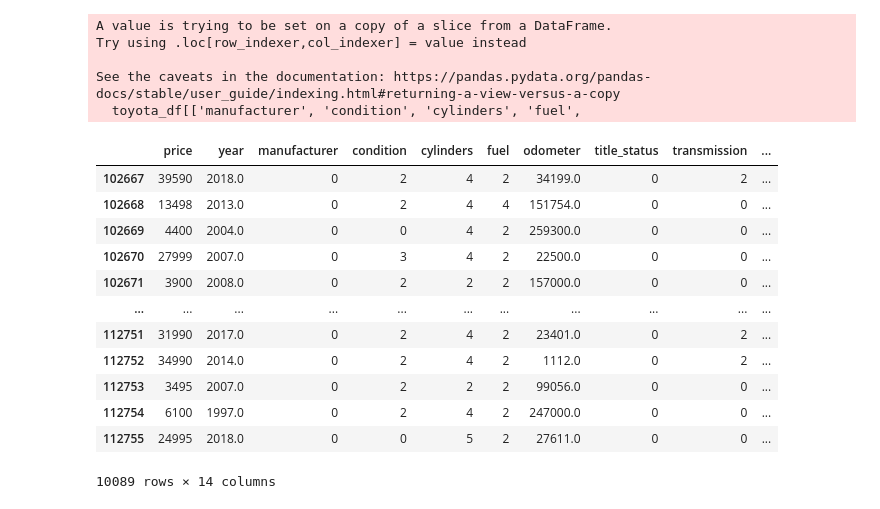
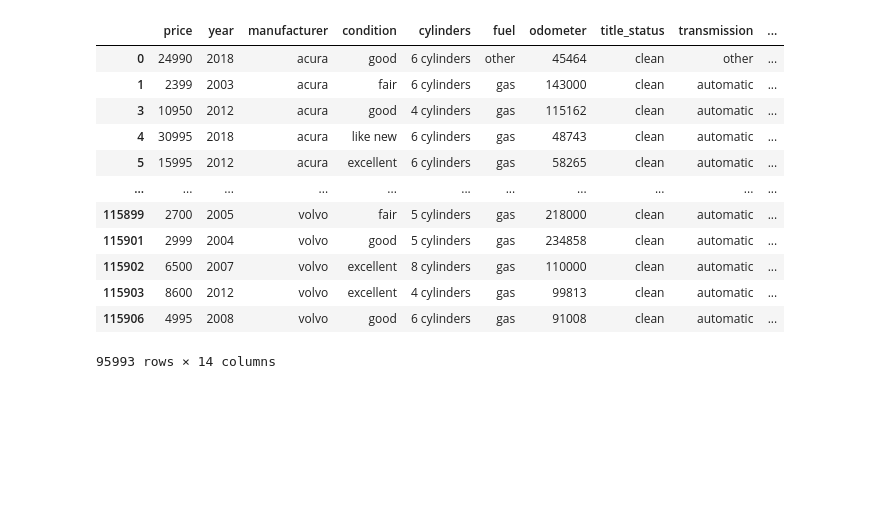
Before and after one commit to brown016340/Project---4, a Jupyter notebook: working.ipynb, the cells around one changed output. Saved outputs shown, nothing was run; the diff lists cells and outputs as text; code cells hidden in the pictures; blank space fills up the shorter version.

```diff
--- a/working.ipynb
+++ b/working.ipynb
@@ -24,3 +27,3 @@ Index(['Unnamed: 0', 'price', 'year', 'manufacturer', 'model', 'condition',
       dtype='object')
 # %%
-df = df.drop(columns=["model", 'Unnamed: 0'])
+df = df.drop(columns=["model"])
@@ -63,30 +30,11 @@ Index(['price', 'year', 'manufacturer', 'condition', 'cylinders', 'fuel',
+# %%
+values_to_remove = ['1111','11111','111111','99999', '999999', '9999999', '12', '123', '1234', '12345', '123456', '1234567', '12345678', '123456789']
+
+# Convert 'price' and 'odometer' columns to numeric (ignoring errors, which will convert non-numeric values to NaN)
+df['price'] = pd.to_numeric(df['price'], errors='coerce')
+df['odometer'] = pd.to_numeric(df['odometer'], errors='coerce')
+
+# Filter out rows based on specified values in 'price' and 'odometer'
+df = df.loc[~df['price'].isin(values_to_remove) & ~df['odometer'].isin(values_to_remove)]
 # %%
 le = preprocessing.LabelEncoder()
-# %%
-toyota_df[['manufacturer', 'condition', 'cylinders', 'fuel',
-       'title_status', 'transmission', 'drive', 'type',
-       'paint_color', 'state', 'standard_model']]= toyota_df[['manufacturer', 'condition', 'cylinders', 'fuel',
-       'title_status', 'transmission', 'drive', 'type',
-       'paint_color', 'state', 'standard_model']].apply(le.fit_transform)
-# %% [output]
-A value is trying to be set on a copy of a slice from a DataFrame.
-Try using .loc[row_indexer,col_indexer] = value instead
-
-See the caveats in the documentation: https://pandas.pydata.org/pandas-docs/stable/user_guide/indexing.html#returning-a-view-versus-a-copy
-  toyota_df[['manufacturer', 'condition', 'cylinders', 'fuel',
-# %%
-toyota_df
-# %% [output]
-|  | price | year | manufacturer | condition | cylinders | fuel | odometer | title_status | transmission | ... |
-| 102667 | 39590 | 2018.0 | 0 | 2 | 4 | 2 | 34199.0 | 0 | 2 | ... |
-| 102668 | 13498 | 2013.0 | 0 | 2 | 4 | 4 | 151754.0 | 0 | 0 | ... |
-| 102669 | 4400 | 2004.0 | 0 | 0 | 4 | 2 | 259300.0 | 0 | 0 | ... |
-| 102670 | 27999 | 2007.0 | 0 | 3 | 4 | 2 | 22500.0 | 0 | 0 | ... |
-| 102671 | 3900 | 2008.0 | 0 | 2 | 2 | 2 | 157000.0 | 0 | 0 | ... |
-| ... | ... | ... | ... | ... | ... | ... | ... | ... | ... | ... |
-| 112751 | 31990 | 2017.0 | 0 | 2 | 4 | 2 | 23401.0 | 0 | 2 | ... |
-| 112752 | 34990 | 2014.0 | 0 | 2 | 4 | 2 | 1112.0 | 0 | 2 | ... |
-| 112753 | 3495 | 2007.0 | 0 | 2 | 2 | 2 | 99056.0 | 0 | 0 | ... |
-| 112754 | 6100 | 1997.0 | 0 | 2 | 4 | 2 | 247000.0 | 0 | 0 | ... |
-| 112755 | 24995 | 2018.0 | 0 | 0 | 5 | 2 | 27611.0 | 0 | 0 | ... |
-10089 rows × 14 columns
@@ -97,2 +41,24 @@ toyota_df = toyota_df[toyota_df['price'] < 200000]
+# %%
+df = df[df['price'] > 1000]
+df = df[df['price'] < 200000]
+df = df[df['odometer'] > 1000]
+df = df[df['odometer'] < 250000]
+df = df[df['year'] > 2000]
+# %%
+df
+# %% [output]
+|  | price | year | manufacturer | condition | cylinders | fuel | odometer | title_status | transmission | ... |
+| 0 | 24990 | 2018 | acura | good | 6 cylinders | other | 45464 | clean | other | ... |
+| 1 | 2399 | 2003 | acura | fair | 6 cylinders | gas | 143000 | clean | automatic | ... |
+| 3 | 10950 | 2012 | acura | good | 4 cylinders | gas | 115162 | clean | automatic | ... |
+| 4 | 30995 | 2018 | acura | like new | 6 cylinders | gas | 48743 | clean | automatic | ... |
+| 5 | 15995 | 2012 | acura | excellent | 6 cylinders | gas | 58265 | clean | automatic | ... |
+| ... | ... | ... | ... | ... | ... | ... | ... | ... | ... | ... |
+| 115899 | 2700 | 2005 | volvo | fair | 5 cylinders | gas | 218000 | clean | automatic | ... |
+| 115901 | 2999 | 2004 | volvo | good | 5 cylinders | gas | 234858 | clean | automatic | ... |
+| 115902 | 6500 | 2007 | volvo | excellent | 8 cylinders | gas | 110000 | clean | automatic | ... |
+| 115903 | 8600 | 2012 | volvo | excellent | 4 cylinders | gas | 99813 | clean | automatic | ... |
+| 115906 | 4995 | 2008 | volvo | good | 6 cylinders | gas | 91008 | clean | automatic | ... |
+95993 rows × 14 columns
 # %%
 categorical_columns = ['manufacturer', 'condition', 'fuel', 'title_status', 'transmission',
```
Also changed, not shown: parts of 28 cells of this notebook, 1 other file.
